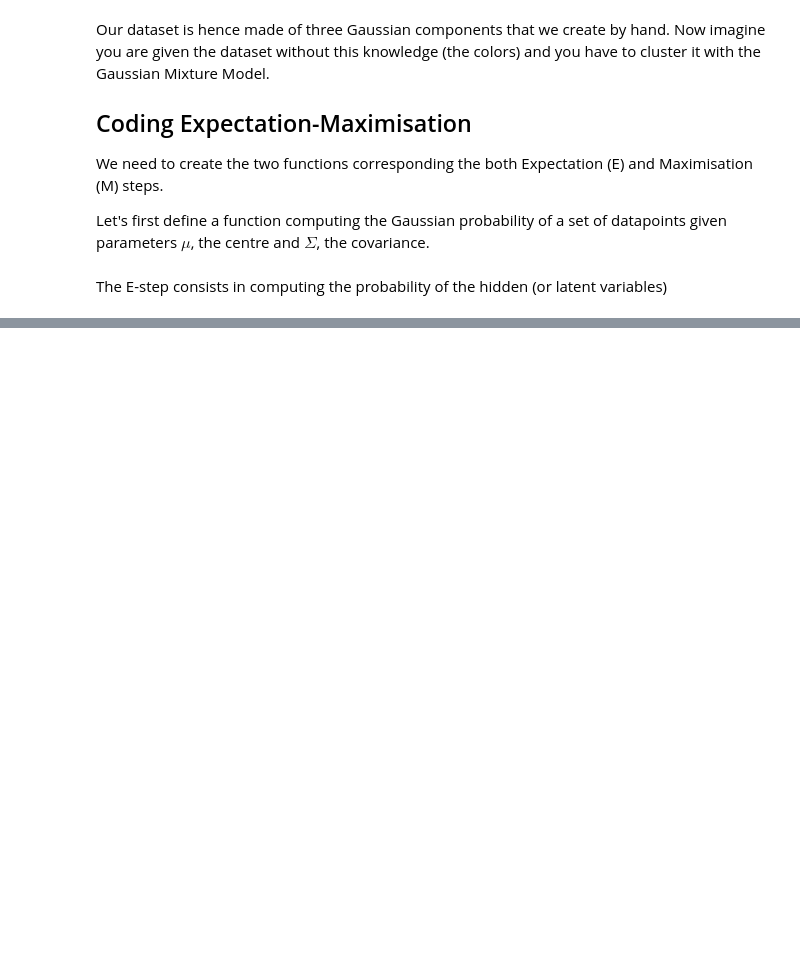
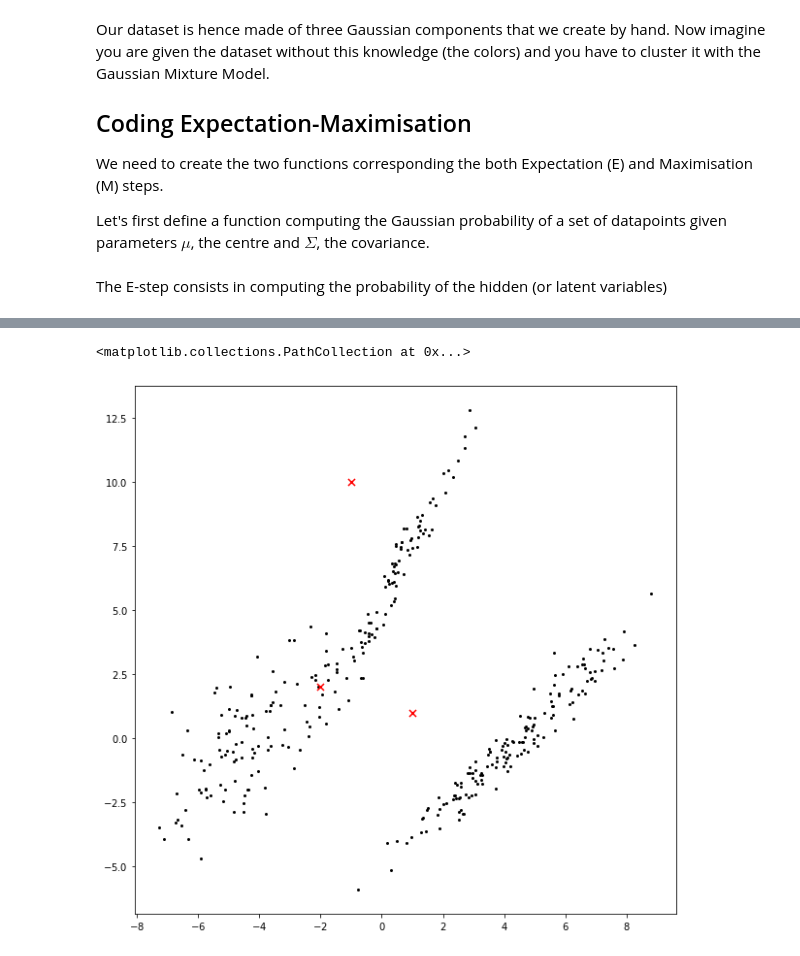
Before and after one commit to tbonnair/example_courses, a Jupyter notebook: Expectation-Maximisation.ipynb, the cells around one changed output, grey strips where cells are left out. Cells and saved outputs as stored; diff of their text form; code cells hidden in the pictures; blank space fills up the shorter version.

```diff
--- a/Expectation-Maximisation.ipynb
+++ b/Expectation-Maximisation.ipynb
@@ -23,10 +23,11 @@ centres = np.array([[-4.5, 0], [4.5, 0], [0, 5.5]])  # Generate three centres
 covariances = np.array([[[1.2, 0.7], [0.7, 1.9]],
                         [[1.5, 1.3], [1.3, 1.8]],
                         [[0.8, 1.1], [1.1, 2.8]]])   # Create three covariance matrices
+Npoints = [100, 150, 100]
 np.random.seed(30)
-d1 = np.random.randn(100, 2)@np.array(covariances[0]) + centres[0]
-d2 = np.random.randn(150, 2)@np.array(covariances[1]) + centres[1]
-d3 = np.random.randn(100, 2)@np.array(covariances[2]) + centres[2]
+d1 = np.random.randn(Npoints[0], 2)@np.array(covariances[0]) + centres[0]
+d2 = np.random.randn(Npoints[1], 2)@np.array(covariances[1]) + centres[1]
+d3 = np.random.randn(Npoints[2], 2)@np.array(covariances[2]) + centres[2]
 
 data = np.vstack((d1, d2, d3))  # Concatenate the data
 
@@ -113,0 +205,13 @@ def E_step(X, pi, mu, sig):
+# %%
+# Initialisation of the algorithm
+K = 3
+pis = 1/K * np.ones(K)     # Initial amplitudes, uniform 1/K
+mus = np.array([[-2,2], [-1, 10], [1, 1]])  # Initial centres, you can make put them randomly
+sigs = np.array([ [[1,0],[0,1]], [[1,0],[0,1]], [[1,0],[0,1]]])  # Initial covariance matrices, chosen as spherical unit variance
+
+plt.figure(figsize=(10,10))
+plt.scatter(data.T[0], data.T[1], s=4, color='k')
+plt.scatter(mus[:,0], mus[:,1], marker='x', s=50, color='r')
+# %% [output]
+<matplotlib.collections.PathCollection at 0x...>
+[figure, added]
```
Also changed, not shown: parts of 20 cells of this notebook.
